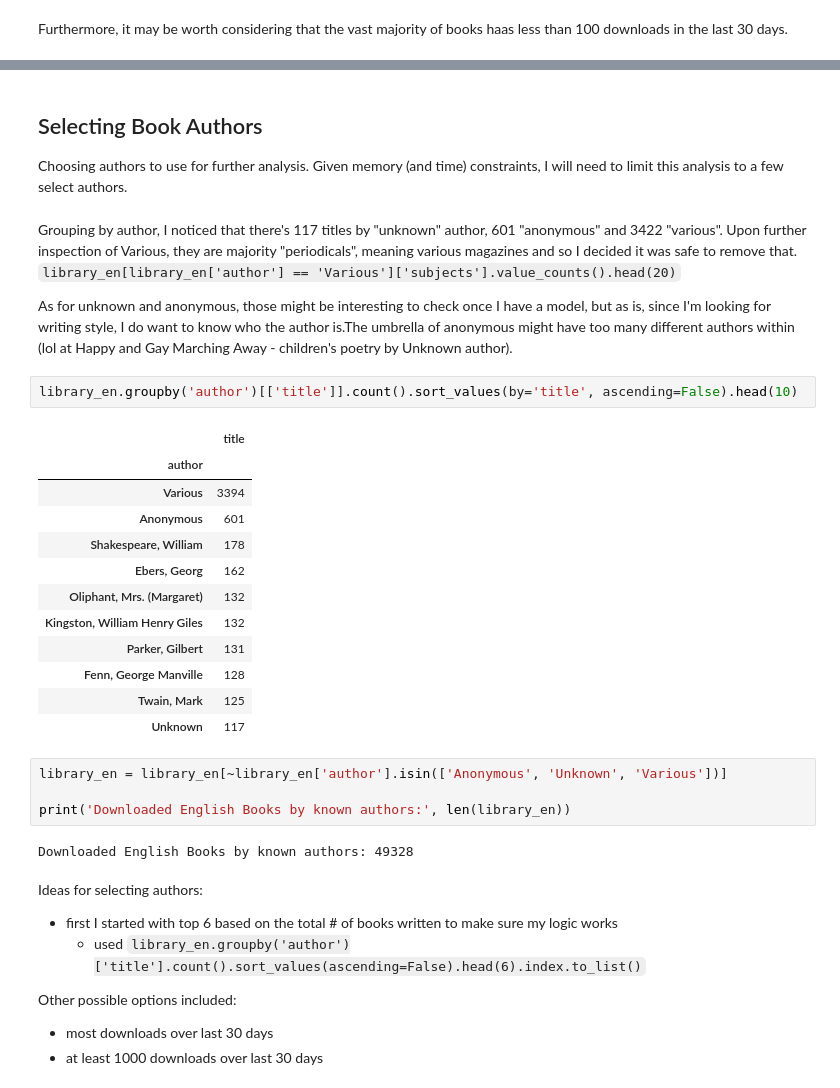
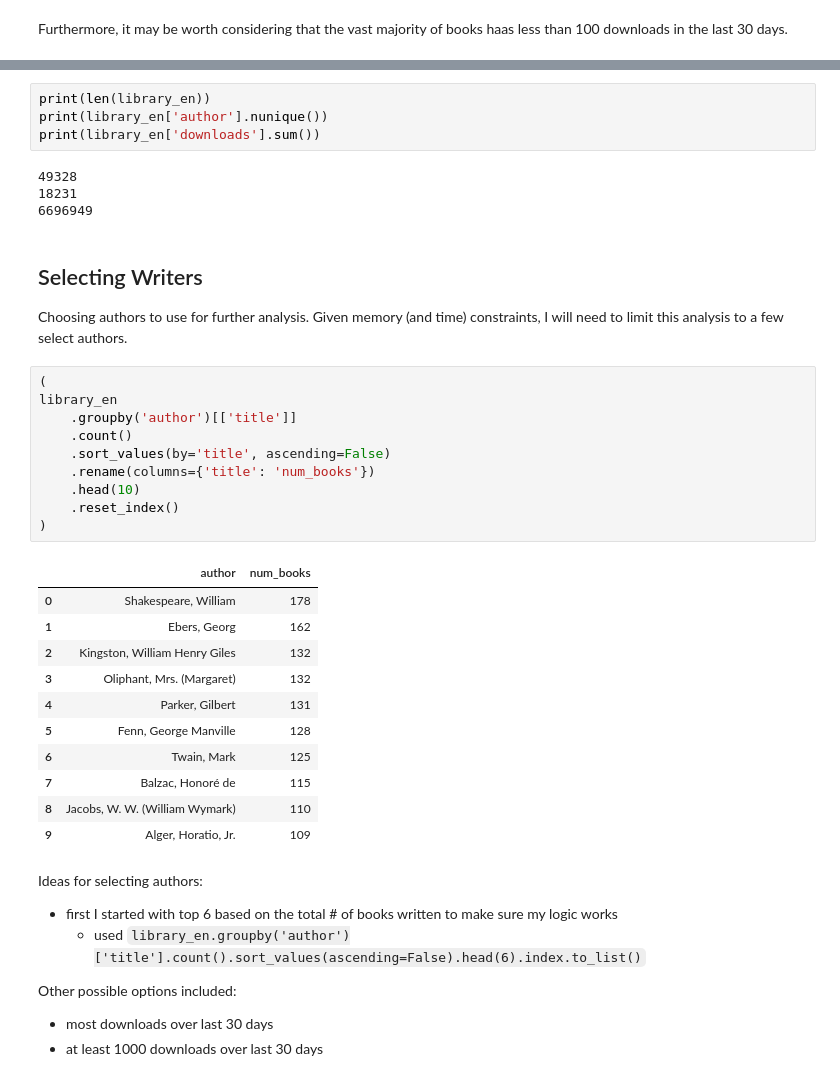
Before and after one commit to tomoumer/discovery_of_writing_differences, a Jupyter notebook: notebooks/data_exploration.ipynb, the cells around one changed output, grey strips where cells are left out. Cells and saved outputs as stored; diff of their text form.

```diff
--- a/notebooks/data_exploration.ipynb
+++ b/notebooks/data_exploration.ipynb
@@ -184,33 +203,37 @@ print(library_en[library_en['downloads'] <= 1000].shape[0])
+# %%
+print(len(library_en))
+print(library_en['author'].nunique())
+print(library_en['downloads'].sum())
+# %% [output]
+49328
+18231
+6696949
 # %% [markdown]
-## Selecting Book Authors
+## Selecting Writers
 
 Choosing authors to use for further analysis. Given memory (and time) constraints, I will need to limit this analysis to a few select authors.
-# %% [markdown]
-Grouping by author, I noticed that there's 117 titles by "unknown" author, 601 "anonymous" and 3422 "various". Upon further inspection of Various, they are majority "periodicals", meaning various magazines and so I decided it was safe to remove that.
-`library_en[library_en['author'] == 'Various']['subjects'].value_counts().head(20)`
-
-As for unknown and anonymous, those might be interesting to check once I have a model, but as is, since I'm looking for writing style, I do want to know who the author is.The umbrella of anonymous might have too many different authors within (lol at Happy and Gay Marching Away - children's poetry by Unknown author).
 # %%
-library_en.groupby('author')[['title']].count().sort_values(by='title', ascending=False).head(10)
+(
+library_en
+    .groupby('author')[['title']]
+    .count()
+    .sort_values(by='title', ascending=False)
+    .rename(columns={'title': 'num_books'})
+    .head(10)
+    .reset_index()
+)
 # %% [output]
-|  | title |
-| author |  |
-| Various | 3394 |
-| Anonymous | 601 |
-| Shakespeare, William | 178 |
-| Ebers, Georg | 162 |
-| Oliphant, Mrs. (Margaret) | 132 |
-| Kingston, William Henry Giles | 132 |
-| Parker, Gilbert | 131 |
-| Fenn, George Manville | 128 |
-| Twain, Mark | 125 |
-| Unknown | 117 |
+|  | author | num_books |
+| 0 | Shakespeare, William | 178 |
+| 1 | Ebers, Georg | 162 |
+| 2 | Kingston, William Henry Giles | 132 |
+| 3 | Oliphant, Mrs. (Margaret) | 132 |
+| 4 | Parker, Gilbert | 131 |
+| 5 | Fenn, George Manville | 128 |
+| 6 | Twain, Mark | 125 |
+| 7 | Balzac, Honoré de | 115 |
+| 8 | Jacobs, W. W. (William Wymark) | 110 |
+| 9 | Alger, Horatio, Jr. | 109 |
-# %%
-library_en = library_en[~library_en['author'].isin(['Anonymous', 'Unknown', 'Various'])]
-
-print('Downloaded English Books by known authors:', len(library_en))
-# %% [output]
-Downloaded English Books by known authors: 49328
 # %% [markdown]
 Ideas for selecting authors:
 - first I started with top 6 based on the total # of books written to make sure my logic works
```
Also changed, not shown: parts of 10 cells of this notebook, 2 other files.
